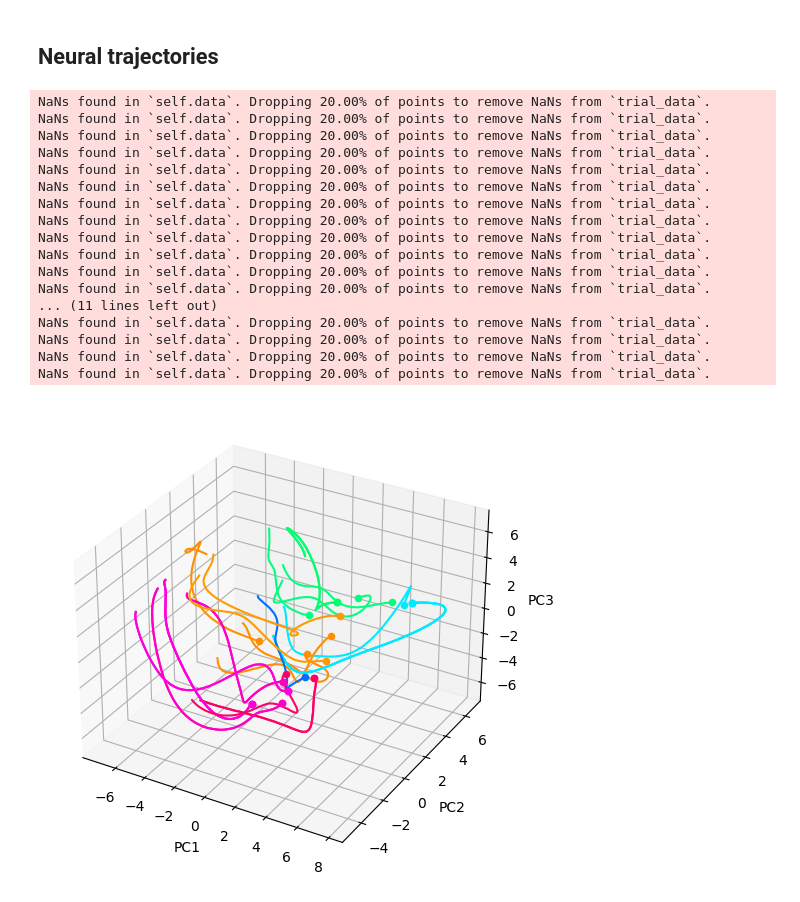
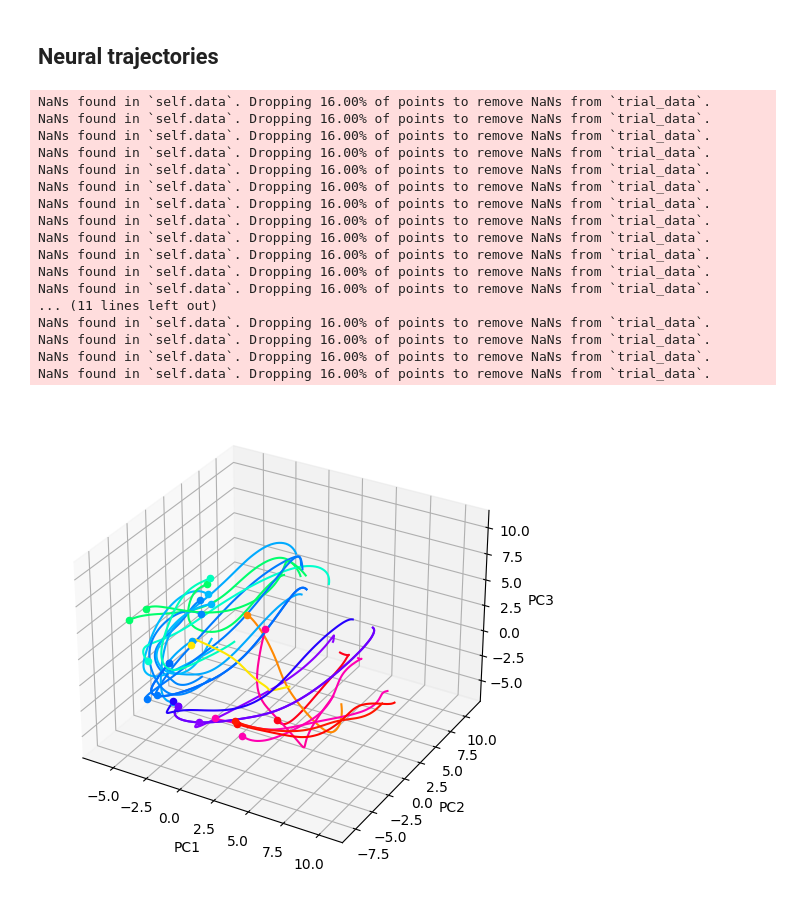
Before and after one commit to cyrilakafia/mc-mace-analysis, a Jupyter notebook: mc_maze.ipynb, the cells around one changed output. Saved outputs shown, nothing was run; the diff lists cells and outputs as text; code cells hidden in the pictures.

```diff
--- a/mc_maze.ipynb
+++ b/mc_maze.ipynb
@@ -16,7 +17,8 @@ from sklearn.preprocessing import StandardScaler
 # %%
 # Load the data
 
-dataset = NWBDataset("../Data/000140/sub-Jenkins/", "*train", split_heldout=False)
+gc.collect()
+dataset = NWBDataset("../Data/000128/sub-Jenkins/", "*train", split_heldout=False)
 # %%
 # Read the data
 
@@ -170,6 +195,7 @@ dataset.smooth_spk(50, name='smth_50')
 
 # Plot random neuron
 neur_num = np.random.choice(dataset.data.spikes.columns)
+# neur_num = 2951
 
 # Find unique conditions
 conds = dataset.trial_info.set_index(['trial_type', 'trial_version']).index.unique().tolist()
@@ -180,7 +206,7 @@ for i in np.random.choice(len(conds), size=n_conds, replace=False):
     # Find trials in condition
     mask = np.all(dataset.trial_info[['trial_type', 'trial_version']] == cond, axis=1)
     # Extract trial data
-    trial_data = dataset.make_trial_data(align_field='move_onset_time', align_range=(-50, 450), ignored_trials=(~mask))
+    trial_data = dataset.make_trial_data(align_field='target_on_time', align_range=(-50, 450), ignored_trials=(~mask))
     # Average hand position across trials
     psth = trial_data.groupby('align_time')[[('spikes_smth_50', neur_num)]].mean().to_numpy() / dataset.bin_width * 1000
     # Color PSTHs by reach angle
@@ -231,7 +279,7 @@ plt.show()
 
 # Extract neural data and lagged hand velocity
 trial_data = dataset.make_trial_data(align_field='move_onset_time', align_range=(-130, 370))
-lagged_trial_data = dataset.make_trial_data(align_field='move_onset_time', align_range=(-130+addons[i], 370+addons[i]))
+lagged_trial_data = dataset.make_trial_data(align_field='move_onset_time', align_range=(-130+160, 370+160))
 rates = trial_data.spikes_smth_50.to_numpy()
 vel = lagged_trial_data.hand_vel.to_numpy()
 
@@ -297,24 +351,5 @@ NaNs found in `self.data`. Dropping 16.67% of points to remove NaNs from `trial_
 # %% [markdown]
 ## Neural trajectories
-# %%
-np.random.seed(2021)
-n_conds = 15
-
-conds = dataset.trial_info.set_index(['trial_type', 'trial_version']).index.unique().tolist()
-
-rates = []
-colors = []
-
-for i in np.random.choice(len(conds), n_conds):
-    cond = conds[i]
-
-    # Find trial in condition
-    mask = np.all(dataset.trial_info[['trial_type', 'trial_version']] == cond, axis)
-
-    # Extract trial  data
-    trial_data = dataset.make_trial_data[align_field = 'move_onset_time', align_range=(-50, 450), ignored_trias = (~mask)]
-
-    # Append ave
 # %%
 ## Plot neural trajectories for subset of conditions
 
@@ -334,48 +369,48 @@ for i in np.random.choice(len(conds), n_conds):
     mask = np.all(dataset.trial_info[['trial_type', 'trial_version']] == cond, axis=1)
     # Extract trial data
     trial_data = dataset.make_trial_data(align_field='move_onset_time', align_range=(-50, 450), ignored_trials=(~mask))
     # Append averaged smoothed spikes for condition
     rates.append(trial_data.groupby('align_time')[trial_data[['spikes_smth_50']].columns].mean().to_numpy())
     # Append reach angle-based color for condition
     active_target = dataset.trial_info[mask].target_pos.iloc[0][dataset.trial_info[mask].active_target.iloc[0]]
     reach_angle = np.arctan2(*active_target[::-1])
     colors.append(plt.cm.hsv(reach_angle / (2*np.pi) + 0.5))
 
 # Stack data and apply PCA
 rate_stack = np.vstack(rates)
 rate_scaled = StandardScaler().fit_transform(rate_stack)
-pca = PCA(n_components=4)
+pca = PCA(n_components=3)
 traj_stack = pca.fit_transform(rate_scaled)
 traj_arr = traj_stack.reshape((n_conds, len(rates[0]), -1))
 
 # Loop through trajectories and plot
 fig = plt.figure(figsize=(9, 6))
 ax = fig.add_subplot(111, projection='3d')
 for traj, col in zip(traj_arr, colors):
     ax.plot(traj[:, 0], traj[:, 1], traj[:, 2], color=col)
     ax.scatter(traj[0, 0], traj[0, 1], traj[0, 2], color=col)
 
 # Add labels
 ax.set_xlabel('PC1')
 ax.set_ylabel('PC2')
 ax.set_zlabel('PC3')
 plt.show()
 # %% [output]
-NaNs found in `self.data`. Dropping 20.00% of points to remove NaNs from `trial_data`.
-NaNs found in `self.data`. Dropping 20.00% of points to remove NaNs from `trial_data`.
-NaNs found in `self.data`. Dropping 20.00% of points to remove NaNs from `trial_data`.
-NaNs found in `self.data`. Dropping 20.00% of points to remove NaNs from `trial_data`.
-NaNs found in `self.data`. Dropping 20.00% of points to remove NaNs from `trial_data`.
-NaNs found in `self.data`. Dropping 20.00% of points to remove NaNs from `trial_data`.
-NaNs found in `self.data`. Dropping 20.00% of points to remove NaNs from `trial_data`.
-NaNs found in `self.data`. Dropping 20.00% of points to remove NaNs from `trial_data`.
-NaNs found in `self.data`. Dropping 20.00% of points to remove NaNs from `trial_data`.
-NaNs found in `self.data`. Dropping 20.00% of points to remove NaNs from `trial_data`.
-NaNs found in `self.data`. Dropping 20.00% of points to remove NaNs from `trial_data`.
-NaNs found in `self.data`. Dropping 20.00% of points to remove NaNs from `trial_data`.
+NaNs found in `self.data`. Dropping 16.00% of points to remove NaNs from `trial_data`.
+NaNs found in `self.data`. Dropping 16.00% of points to remove NaNs from `trial_data`.
+NaNs found in `self.data`. Dropping 16.00% of points to remove NaNs from `trial_data`.
+NaNs found in `self.data`. Dropping 16.00% of points to remove NaNs from `trial_data`.
+NaNs found in `self.data`. Dropping 16.00% of points to remove NaNs from `trial_data`.
+NaNs found in `self.data`. Dropping 16.00% of points to remove NaNs from `trial_data`.
+NaNs found in `self.data`. Dropping 16.00% of points to remove NaNs from `trial_data`.
+NaNs found in `self.data`. Dropping 16.00% of points to remove NaNs from `trial_data`.
+NaNs found in `self.data`. Dropping 16.00% of points to remove NaNs from `trial_data`.
+NaNs found in `self.data`. Dropping 16.00% of points to remove NaNs from `trial_data`.
+NaNs found in `self.data`. Dropping 16.00% of points to remove NaNs from `trial_data`.
+NaNs found in `self.data`. Dropping 16.00% of points to remove NaNs from `trial_data`.
 ... (11 lines left out)
-NaNs found in `self.data`. Dropping 20.00% of points to remove NaNs from `trial_data`.
-NaNs found in `self.data`. Dropping 20.00% of points to remove NaNs from `trial_data`.
-NaNs found in `self.data`. Dropping 20.00% of points to remove NaNs from `trial_data`.
-NaNs found in `self.data`. Dropping 20.00% of points to remove NaNs from `trial_data`.
+NaNs found in `self.data`. Dropping 16.00% of points to remove NaNs from `trial_data`.
+NaNs found in `self.data`. Dropping 16.00% of points to remove NaNs from `trial_data`.
+NaNs found in `self.data`. Dropping 16.00% of points to remove NaNs from `trial_data`.
+NaNs found in `self.data`. Dropping 16.00% of points to remove NaNs from `trial_data`.
-[figure, old version]
+[figure, new version]
```
Also changed, not shown: parts of 25 cells of this notebook.
